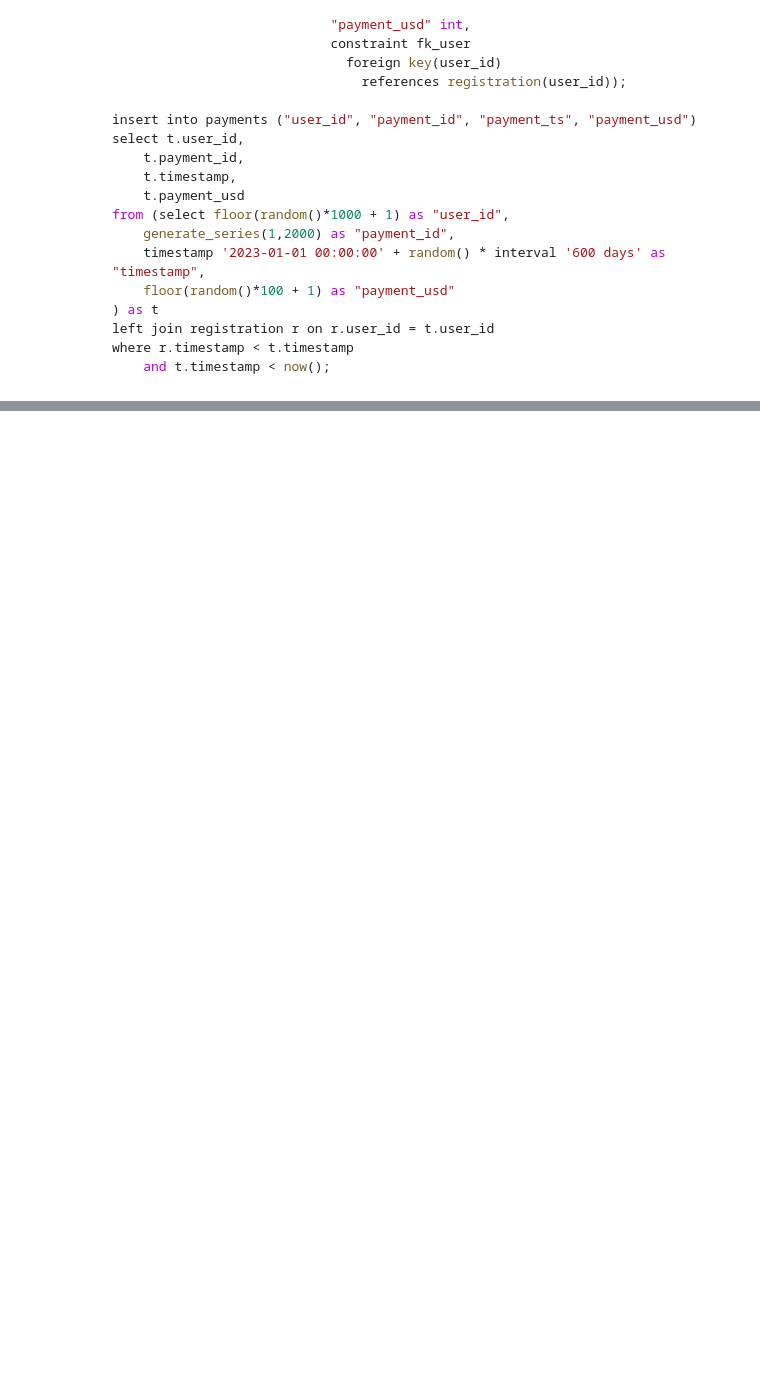
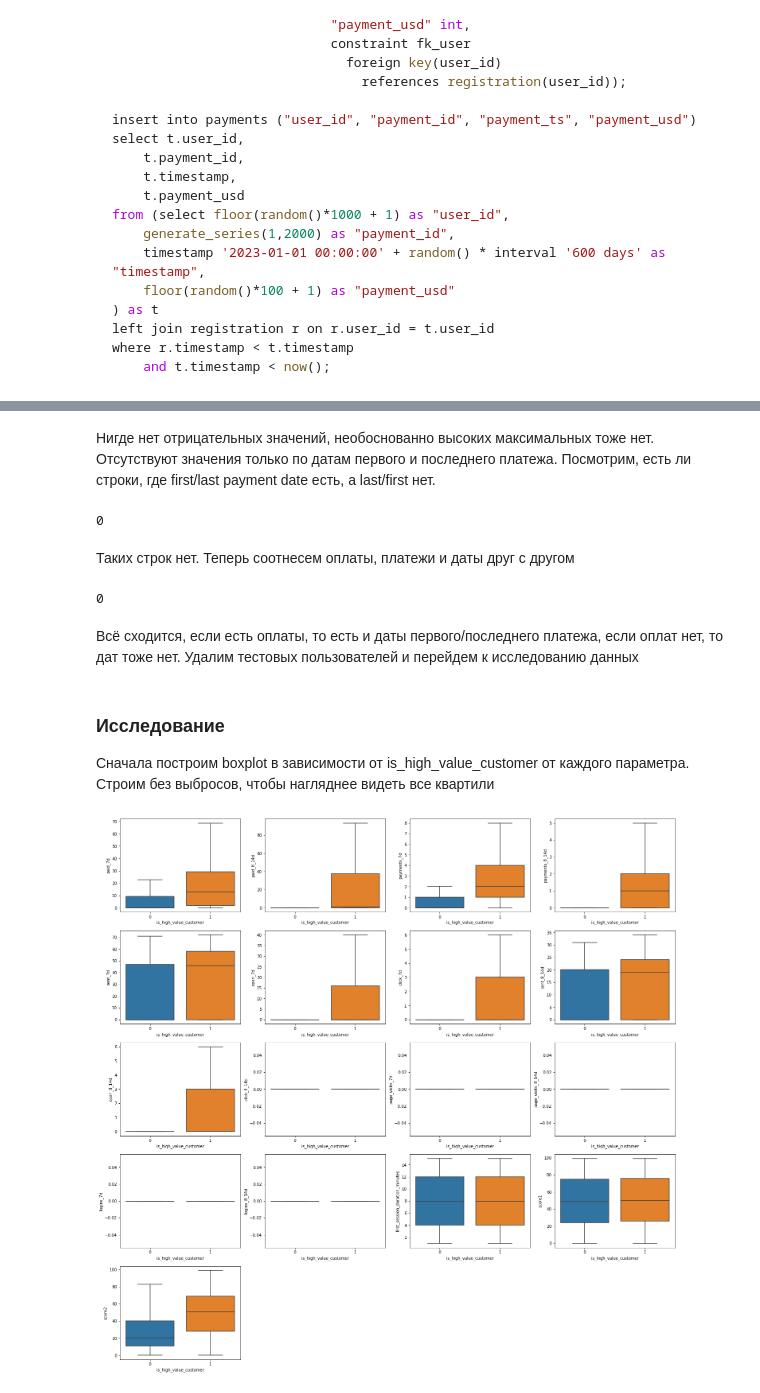
Before and after one commit to artsiom-bury/kit-code-test-exercise, a Jupyter notebook: test_exercise_kitcode.ipynb, the cells around one changed output, grey strips where cells are left out. Drawn from its saved outputs; the diff is of its cells as text; code cells hidden in the pictures; blank space fills up the shorter version.

Commit message:
add data validation

```diff
--- a/test_exercise_kitcode.ipynb
+++ b/test_exercise_kitcode.ipynb
@@ -90,0 +138,38 @@ df
+# %% [markdown]
+Нигде нет отрицательных значений, необоснованно высоких максимальных тоже нет. Отсутствуют значения только по датам первого и последнего платежа. Посмотрим, есть ли строки, где first/last payment date есть, а last/first нет.
+# %%
+len(df[((df['first_payment_date'].notna()) & (df['last_payment_date'].isna())) |
+  ((df['first_payment_date'].isna()) & (df['last_payment_date'].notna()))])
+# %% [output]
+0
+# %% [markdown]
+Таких строк нет. Теперь соотнесем оплаты, платежи и даты друг с другом
+# %%
+len(df[~(((df['paid_7d']!=0) & (df['payments_7d']!=0) & (df['first_payment_date'].notna())) |
+  ((df['paid_8_14d']!=0) & (df['payments_8_14d']!=0) & (df['first_payment_date'].notna())) |
+  ((df['paid_7d']==0) & (df['payments_7d']==0) & (df['paid_8_14d']==0) & (df['payments_8_14d']==0) & (df['first_payment_date'].isna())))])
+# %% [output]
+0
+# %% [markdown]
+Всё сходится, если есть оплаты, то есть и даты первого/последнего платежа, если оплат нет, то дат тоже нет. Удалим тестовых пользователей и перейдем к исследованию данных
+# %%
+df = df[df['is_test_user']==0]
+# %% [markdown]
+### Исследование
+Сначала построим boxplot в зависимости от is_high_value_customer от каждого параметра. Строим без выбросов, чтобы нагляднее видеть все квартили
+# %%
+plot_df = df[['is_high_value_customer', 'paid_7d', 'paid_8_14d', 'payments_7d', 'payments_8_14d', 'sent_7d',
+       'open_7d', 'click_7d', 'sent_8_14d', 'open_8_14d', 'click_8_14d',
+       'page_visits_7d', 'page_visits_8_14d', 'logins_7d', 'logins_8_14d',
+       'first_session_duration_minutes', 'score1', 'score2']]
+n_rows=5
+n_cols=4
+# Create the subplots
+fig, axes = plt.subplots(nrows=n_rows, ncols=n_cols, figsize=(25, 25))
+
+for i, column in enumerate(plot_df.columns[1:]):
+    sns.boxplot(data=plot_df, x="is_high_value_customer", y=column,ax=axes[i//n_cols,i%n_cols], showfliers=False)
+[fig.delaxes(ax) for ax in axes.flatten() if not ax.has_data()]
+plt.show()
+# %% [output]
+[figure, added]
```
Also changed, not shown: parts of 9 cells of this notebook, 1 other file.
